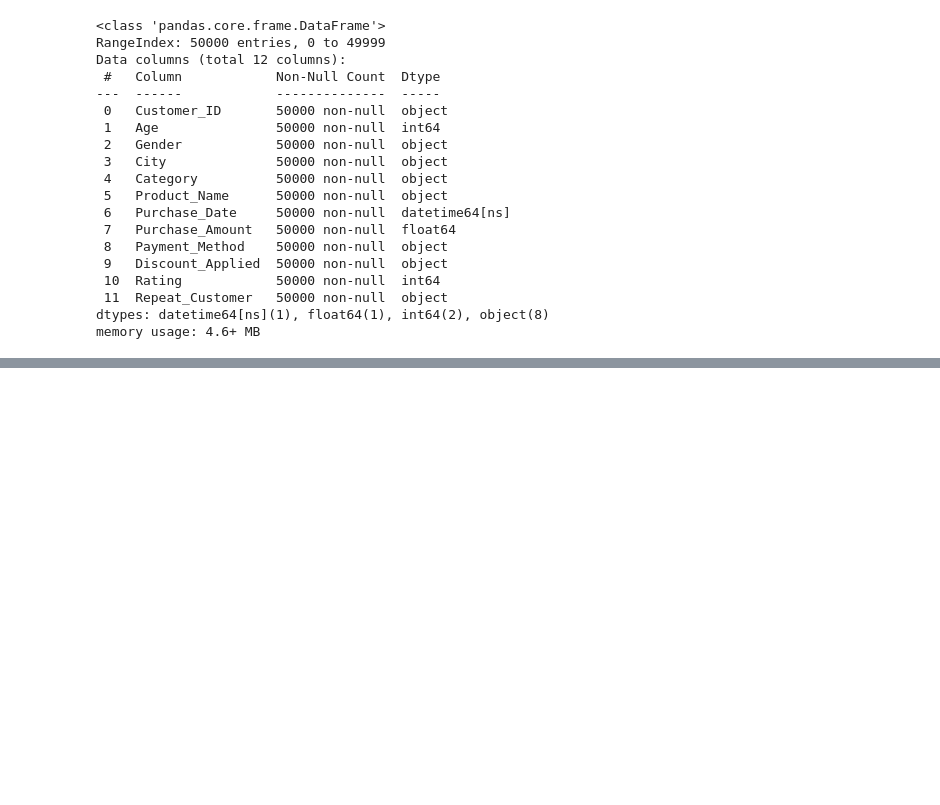
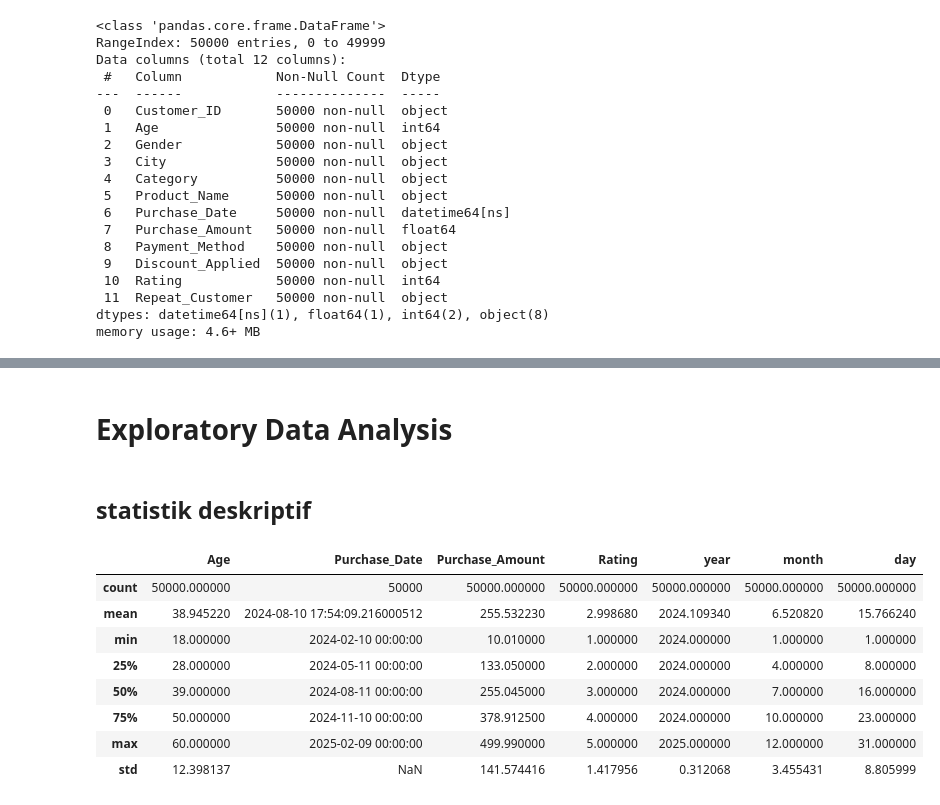
Before and after one commit to NurulAis/walmart-customer-purchase-analysis, a Jupyter notebook: notebook/notebook.ipynb, the cells around one changed output, grey strips where cells are left out. Saved outputs shown, nothing was run; the diff lists cells and outputs as text; code cells hidden in the pictures; blank space fills up the shorter version.

```diff
--- a/notebook/notebook.ipynb
+++ b/notebook/notebook.ipynb
@@ -100,3 +100,20 @@ data_cleaned.head()
 | 2 | da9be287-8b0e-4688-bccd-1a2cdd7567c6 | 52 | Male | Jeffreytown | Beauty | Perfume | 2024-12-26 | 125.62 | ... |
 | 3 | 50ec6932-3ac7-492f-9e55-4b148212f302 | 47 | Female | Jenniferburgh | Electronics | Smartwatch | 2024-11-04 | 450.32 | ... |
 | 4 | 8fdc3098-fc75-4b0f-983c-d8d8168c6362 | 43 | Other | Kingshire | Electronics | Smartphone | 2024-10-07 | 369.28 | ... |
+# %% [markdown]
+# Exploratory Data Analysis
+# %% [markdown]
+## statistik deskriptif
+# %%
+# analisis deskriptif statistik untuk numerical values
+data_cleaned.describe()
+# %% [output]
+|  | Age | Purchase_Date | Purchase_Amount | Rating | year | month | day |
+| count | 50000.000000 | 50000 | 50000.000000 | 50000.000000 | 50000.000000 | 50000.000000 | 50000.000000 |
+| mean | 38.945220 | 2024-08-10 17:54:09.216000512 | 255.532230 | 2.998680 | 2024.109340 | 6.520820 | 15.766240 |
+| min | 18.000000 | 2024-02-10 00:00:00 | 10.010000 | 1.000000 | 2024.000000 | 1.000000 | 1.000000 |
+| 25% | 28.000000 | 2024-05-11 00:00:00 | 133.050000 | 2.000000 | 2024.000000 | 4.000000 | 8.000000 |
+| 50% | 39.000000 | 2024-08-11 00:00:00 | 255.045000 | 3.000000 | 2024.000000 | 7.000000 | 16.000000 |
+| 75% | 50.000000 | 2024-11-10 00:00:00 | 378.912500 | 4.000000 | 2024.000000 | 10.000000 | 23.000000 |
+| max | 60.000000 | 2025-02-09 00:00:00 | 499.990000 | 5.000000 | 2025.000000 | 12.000000 | 31.000000 |
+| std | 12.398137 | NaN | 141.574416 | 1.417956 | 0.312068 | 3.455431 | 8.805999 |
```
Also changed, not shown: parts of 10 cells of this notebook.
